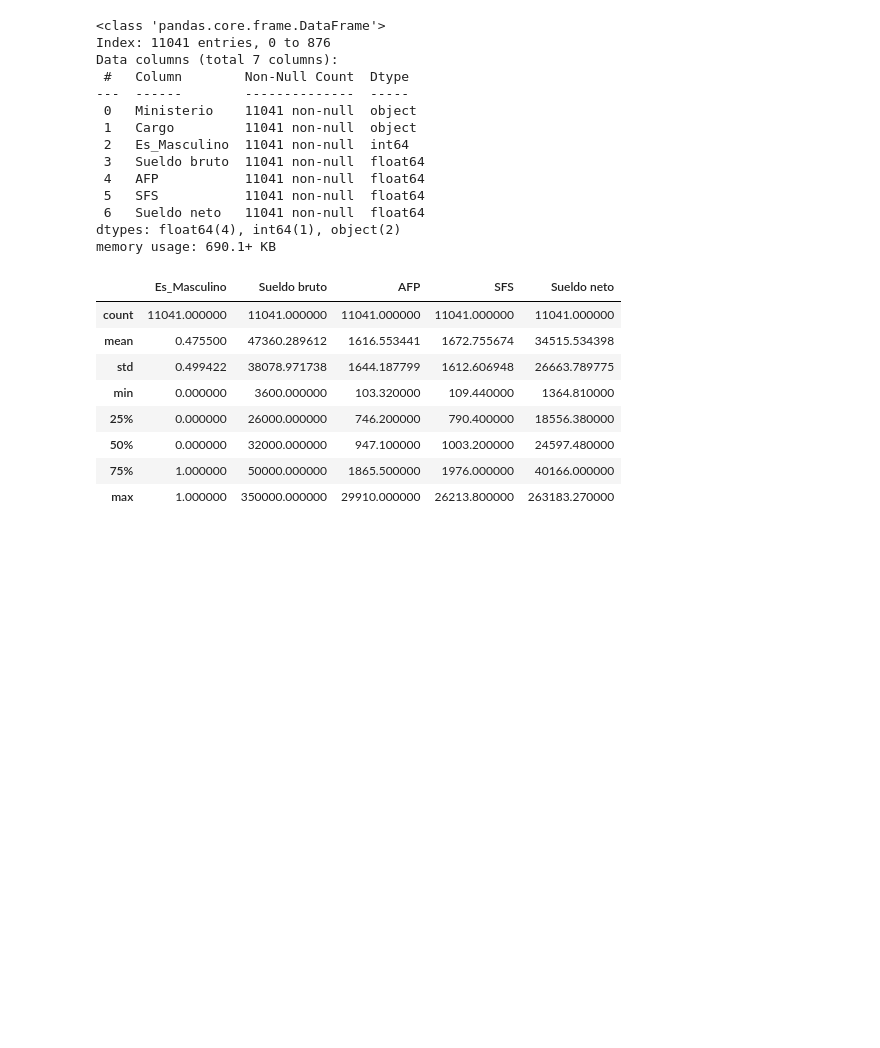
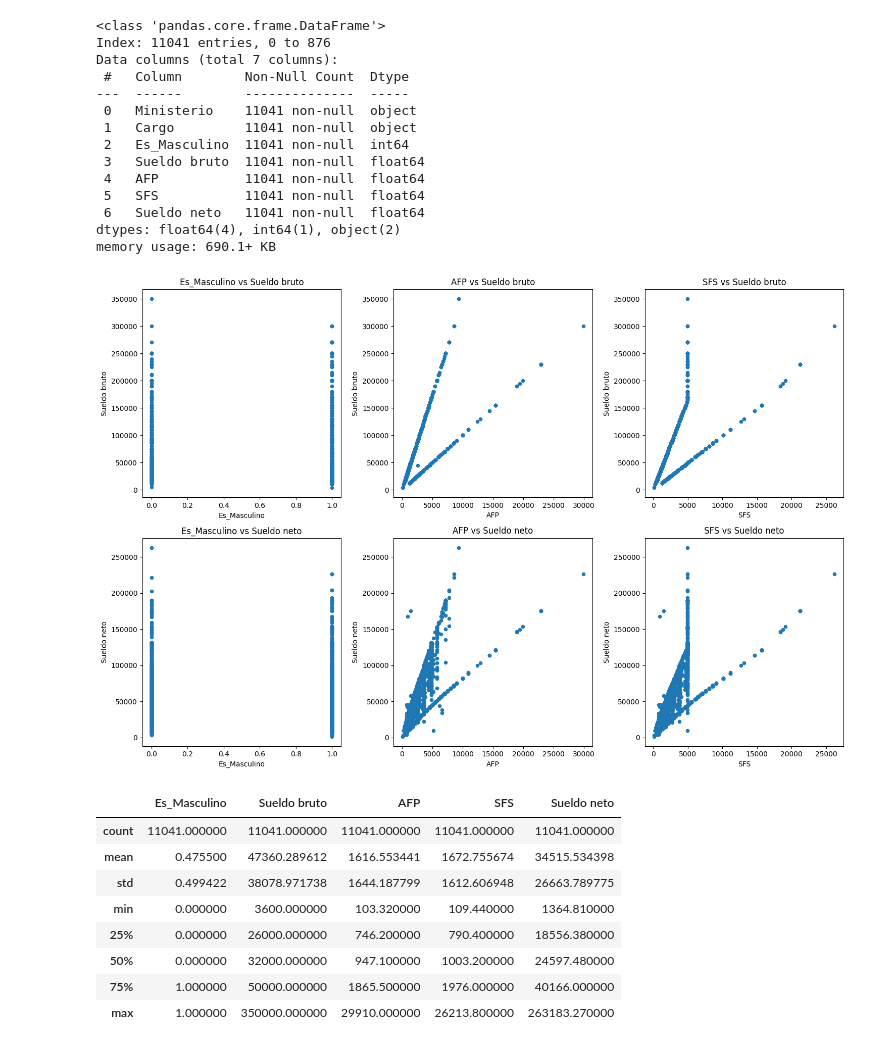
Before and after one commit to OAGgithub/Inferencia-Ingresos, a Jupyter notebook: Inferencia_Ingresos.ipynb, the cells around one changed output. Saved outputs shown, nothing was run; the diff lists cells and outputs as text; code cells hidden in the pictures; blank space fills up the shorter version.

```diff
--- a/Inferencia_Ingresos.ipynb
+++ b/Inferencia_Ingresos.ipynb
@@ -754,6 +754,34 @@ Data columns (total 7 columns):
  6   Sueldo neto   11041 non-null  float64
 dtypes: float64(4), int64(1), object(2)
 memory usage: 690.1+ KB
+# %%
+# Scatter plot de la columna cargo
+# Plotting scatter plots for each pair of numerical columns
+
+fig, axes = plt.subplots(2, 3, figsize=(15, 10))
+
+# Plot 1: Sueldo bruto vs Es_Masculino
+df_ministerios.plot(kind='scatter', x='Es_Masculino', y='Sueldo bruto', ax=axes[0, 0], title='Es_Masculino vs Sueldo bruto')
+
+# Plot 2: Sueldo bruto vs AFP
+df_ministerios.plot(kind='scatter', x='AFP', y='Sueldo bruto', ax=axes[0, 1], title='AFP vs Sueldo bruto')
+
+# Plot 3: Sueldo bruto vs SFS
+df_ministerios.plot(kind='scatter', x='SFS', y='Sueldo bruto', ax=axes[0, 2], title='SFS vs Sueldo bruto')
+
+# Plot 4: Sueldo neto vs Es_Masculino
+df_ministerios.plot(kind='scatter', x='Es_Masculino', y='Sueldo neto', ax=axes[1, 0], title='Es_Masculino vs Sueldo neto')
+
+# Plot 5: Sueldo neto vs AFP
+df_ministerios.plot(kind='scatter', x='AFP', y='Sueldo neto', ax=axes[1, 1], title='AFP vs Sueldo neto')
+
+# Plot 6: Sueldo neto vs SFS
+df_ministerios.plot(kind='scatter', x='SFS', y='Sueldo neto', ax=axes[1, 2], title='SFS vs Sueldo neto')
+
+plt.tight_layout()
+plt.show()
+# %% [output]
+[figure, added]
 # %%
 df_ministerios.describe()
 # %% [output]
```
Also changed, not shown: parts of 11 cells of this notebook, 10 other files.
